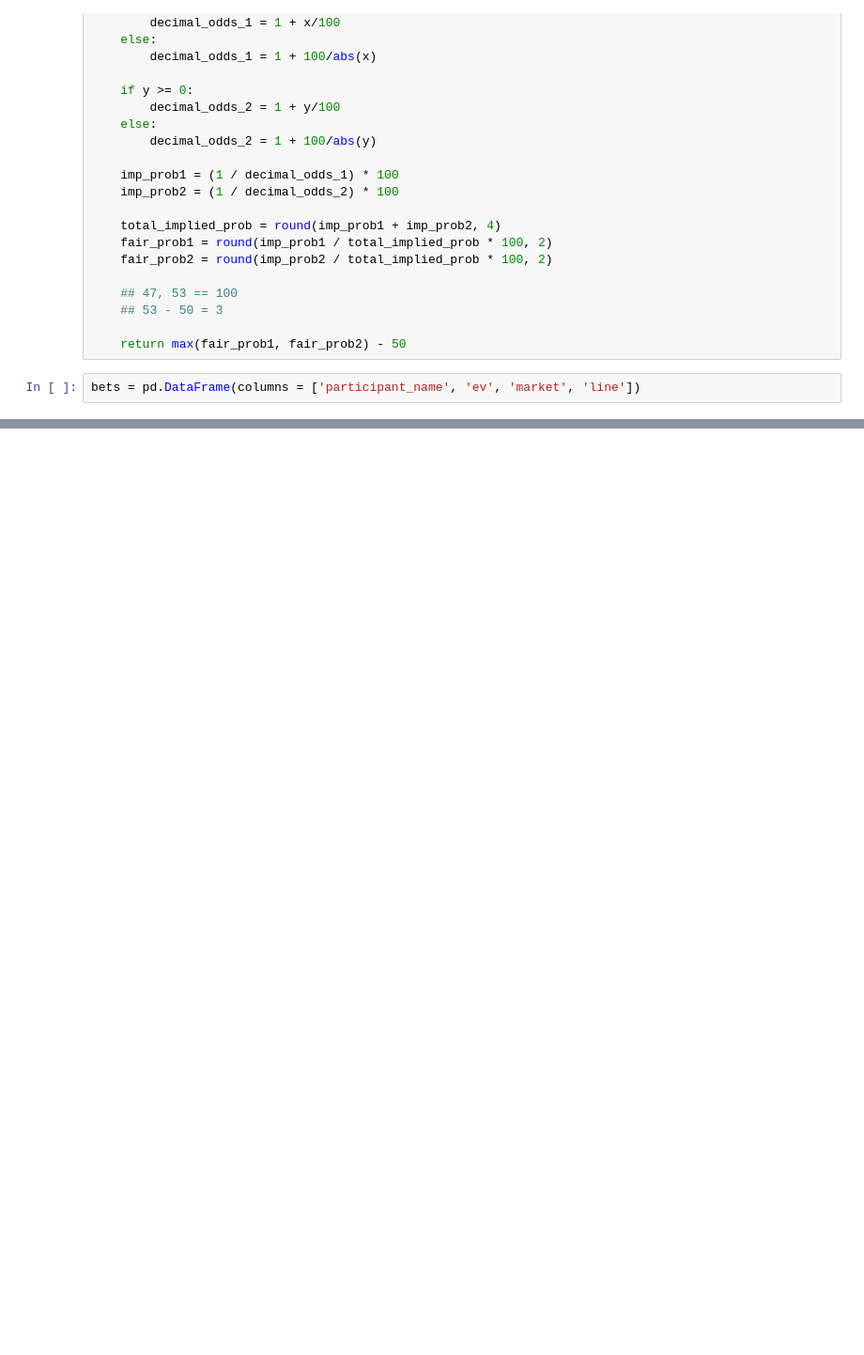
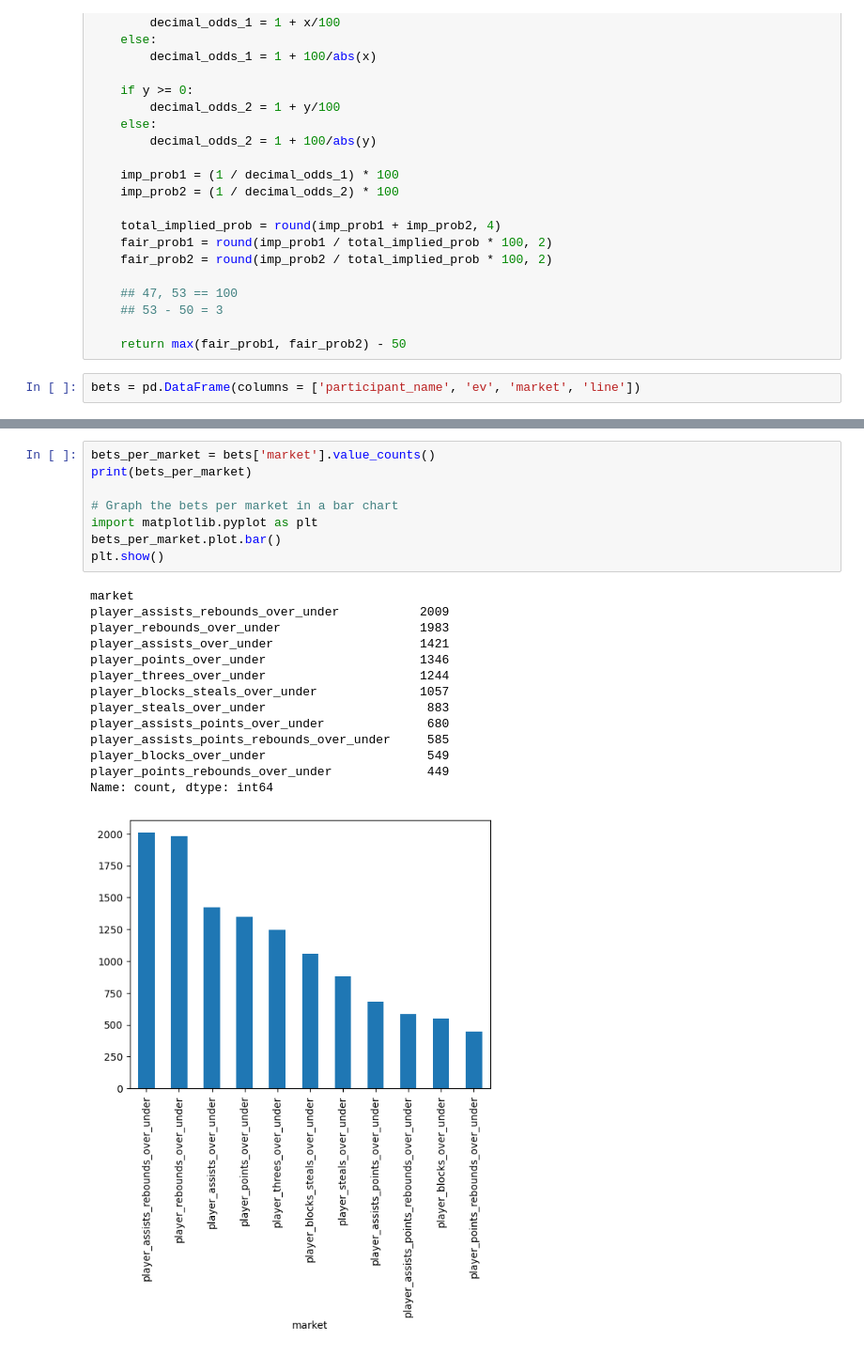
Before and after one commit to 24parida/PositiveEV, a Jupyter notebook: backtest_nba.ipynb, the cells around one changed output, grey strips where cells are left out. Shown at 94% size. Cells and saved outputs as stored; diff of their text form; blank space fills up the shorter version.

```diff
--- a/backtest_nba.ipynb
+++ b/backtest_nba.ipynb
@@ -221,0 +275,23 @@ print(bets.head(10))
+# %%
+bets_per_market = bets['market'].value_counts()
+print(bets_per_market)
+
+# Graph the bets per market in a bar chart
+import matplotlib.pyplot as plt
+bets_per_market.plot.bar()
+plt.show()
+# %% [output]
+market
+player_assists_rebounds_over_under           2009
+player_rebounds_over_under                   1983
+player_assists_over_under                    1421
+player_points_over_under                     1346
+player_threes_over_under                     1244
+player_blocks_steals_over_under              1057
+player_steals_over_under                      883
+player_assists_points_over_under              680
+player_assists_points_rebounds_over_under     585
+player_blocks_over_under                      549
+player_points_rebounds_over_under             449
+Name: count, dtype: int64
+[figure, added]
```
Also changed, not shown: parts of 4 cells of this notebook, 1 other file.
